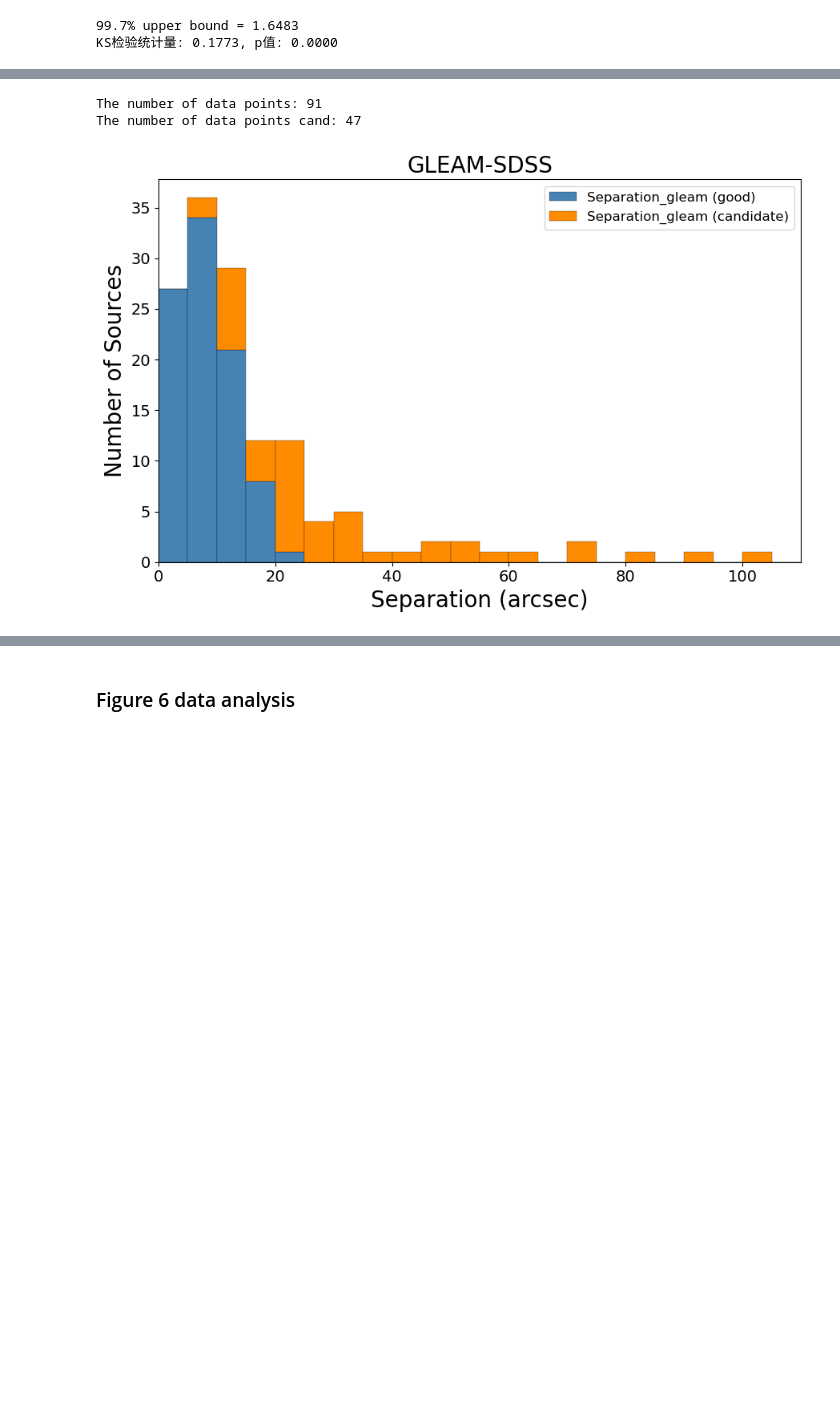
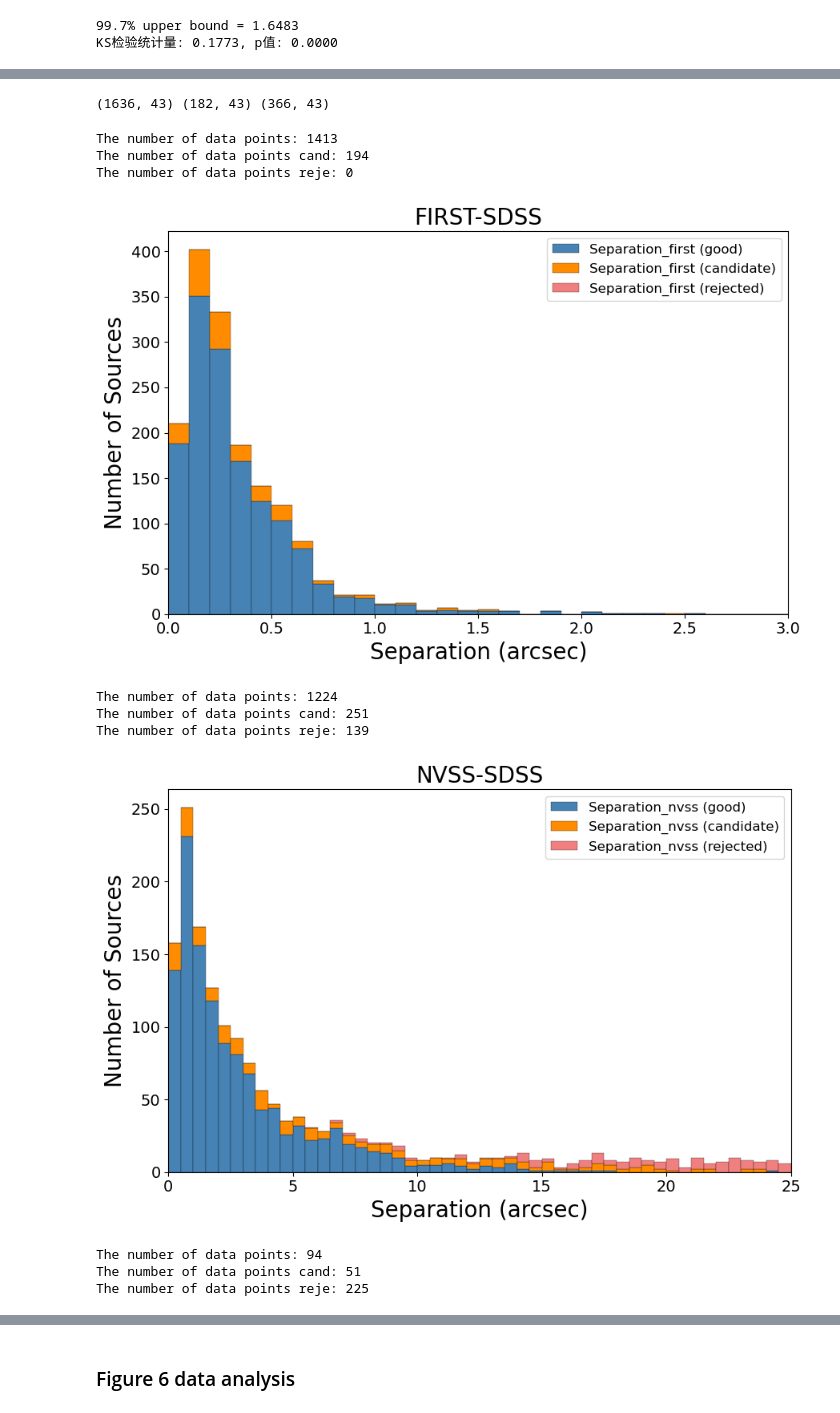
Before and after one commit to ykzhang112233/highz-catalogue, a Jupyter notebook: scripts/0-result_analysis.ipynb, the cells around one changed output, grey strips where cells are left out. Cells and saved outputs as stored; diff of their text form; code cells hidden in the pictures; blank space fills up the shorter version.

```diff
--- a/scripts/0-result_analysis.ipynb
+++ b/scripts/0-result_analysis.ipynb
@@ -695,9 +680,7 @@ just_show_distance(survey = 'gleam', show_uplim = 110, bin_size = 5)
 # just_show_distance(survey = 'racs', show_uplim = 14, bin_size = 0.5)
 # %%
 # Do with newly inspected table
-vis_inp_table = '/Users/yingkangzhang/wps_workspace/wps_cloud/hi_z/inspected_catalog.csv'
+vis_inp_table = '/Users/yingkangzhang/wps_workspace/wps_cloud/0-hi_z/inspected_catalog2.csv'
 table_vi = pd.read_csv(vis_inp_table, encoding='gbk')
 table_vi['Sample']
-tab_good = table_vi[(table_vi['Sample'].str.contains('cand B')) & (table_vi['match_tier_first'] >= 1)].reset_index(drop=True)
-tab_good
 # %% [output]
@@ -717,3 +699,10 @@ tab_good
+# %%
+tab_good = table_vi[(table_vi['Sample'].str.contains('good'))].reset_index(drop=True)
+tab_cand = table_vi[(table_vi['Sample'].str.contains('cand B')) | (table_vi['Sample'].str.contains('cand C'))].reset_index(drop=True)
+tab_reje = table_vi[(table_vi['Sample'].str.contains('rejected B')) | (table_vi['Sample'].str.contains('rejected C'))].reset_index(drop=True)
+print(tab_good.shape, tab_cand.shape, tab_reje.shape)
+# %% [output]
+(1636, 43) (182, 43) (366, 43)
 # %%
 def just_show_distancev2(survey = 'first',
                         df_table = table_vi,
@@ -722,22 +711,26 @@ def just_show_distancev2(survey = 'first',
     ):
     n_bins = int(show_uplim / bin_size)  # Number of bins based on
 
-    df_good = df_table[df_table['Sample'].str.contains('good')].reset_index(drop=True)
-    df_cand = df_table[(df_table['Sample'].str.contains('cand B')) | (df_table['Sample'].str.contains('cand C'))].reset_index(drop=True)
+    df_good = table_vi[(table_vi['Sample'].str.contains('good'))].reset_index(drop=True)
+    # df_cand = table_vi[(table_vi['Sample'].str.contains('cand B')) | (table_vi['Sample'].str.contains('cand C'))].reset_index(drop=True)
+    df_cand = table_vi[(table_vi['Sample'].str.contains('cand'))].reset_index(drop=True)
+    df_reje = table_vi[(table_vi['Sample'].str.contains('rejected B')) | (table_vi['Sample'].str.contains('rejected C'))].reset_index(drop=True)
 
-    data = df_good['sep_'+survey]
-    data_t23 = df_cand['sep_'+survey]
-    data=data.dropna(); data_t23 = data_t23.dropna()
-    print(f"The number of data points: {len(data)}")
-    print(f"The number of data points cand: {len(data_t23)}")
+    data_1 = df_good['sep_'+survey]
+    data_2 = df_cand['sep_'+survey]
+    data_3 = df_reje['sep_'+survey]
+    data_1 = data_1.dropna(); data_2 = data_2.dropna(); data_3 = data_3.dropna()
+    print(f"The number of data points: {len(data_1)}")
+    print(f"The number of data points cand: {len(data_2)}")
+    print(f"The number of data points reje: {len(data_3)}")
 
     plt.figure(figsize=(9, 6))
-    plt.hist([data,data_t23], bins=n_bins, range=(0, show_uplim),
+    plt.hist([data_1,data_2,data_3], bins=n_bins, range=(0, show_uplim),
          stacked=True,
          linewidth=0.2,
          edgecolor='black',
-         color=['steelblue', 'darkorange'],
-         label=[f'Separation_{survey} (good)', f'Separation_{survey} (candidate)'])
+         color=['steelblue', 'darkorange', 'lightcoral'],
+         label=[f'Separation_{survey} (good)', f'Separation_{survey} (candidate)', f'Separation_{survey} (rejected)'])
     survey_name=survey.upper()
     plt.title(f'{survey_name}-SDSS', fontsize=20)
     plt.xlabel(f'Separation (arcsec)', fontsize=20)
@@ -747,14 +740,22 @@ def just_show_distancev2(survey = 'first',
     plt.tick_params(axis='both', which='major', labelsize=14)
     plt.legend(fontsize=12)
     plt.tight_layout()
-    plt.savefig(f"./figures/{survey_name}_SDSS.pdf", format='pdf', dpi=200)
+    plt.savefig(f"./figures/SEP_{survey_name}_SDSS.pdf", format='pdf', dpi=200)
     plt.show()
 # %%
-# just_show_distancev2(survey = 'first', show_uplim = 3, bin_size = 0.1)
-# just_show_distancev2(survey = 'nvss', show_uplim = 25, bin_size = 0.5)
+just_show_distancev2(survey = 'first', show_uplim = 3, bin_size = 0.1)
+just_show_distancev2(survey = 'nvss', show_uplim = 25, bin_size = 0.5)
 just_show_distancev2(survey = 'gleam', show_uplim = 110, bin_size = 5)
-# just_show_distancev2(survey = 'racs', show_uplim = 14, bin_size = 0.5)
+just_show_distancev2(survey = 'racs', show_uplim = 14, bin_size = 0.5)
 # %% [output]
-The number of data points: 91
-The number of data points cand: 47
+The number of data points: 1413
+The number of data points cand: 194
+The number of data points reje: 0
-[figure, old version]
+[figure, new version]
+The number of data points: 1224
+The number of data points cand: 251
+The number of data points reje: 139
+[figure, added]
+The number of data points: 94
+The number of data points cand: 51
+The number of data points reje: 225
```
Also changed, not shown: parts of 5 cells of this notebook.
